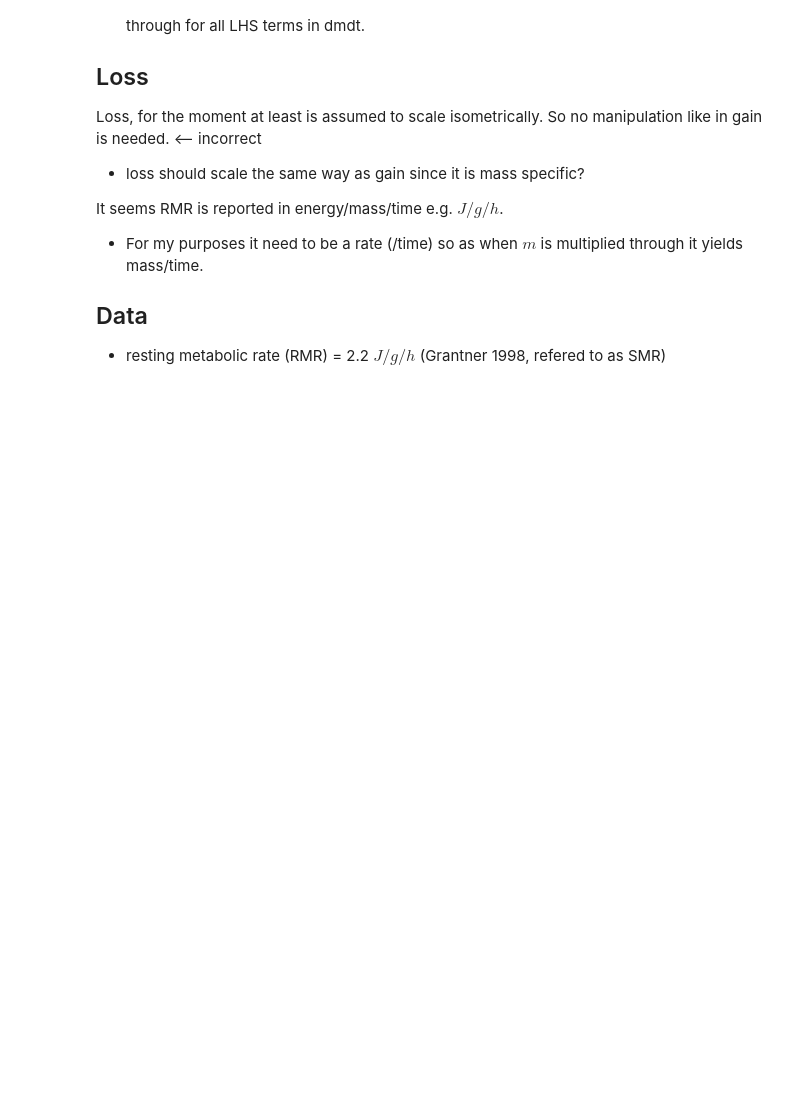
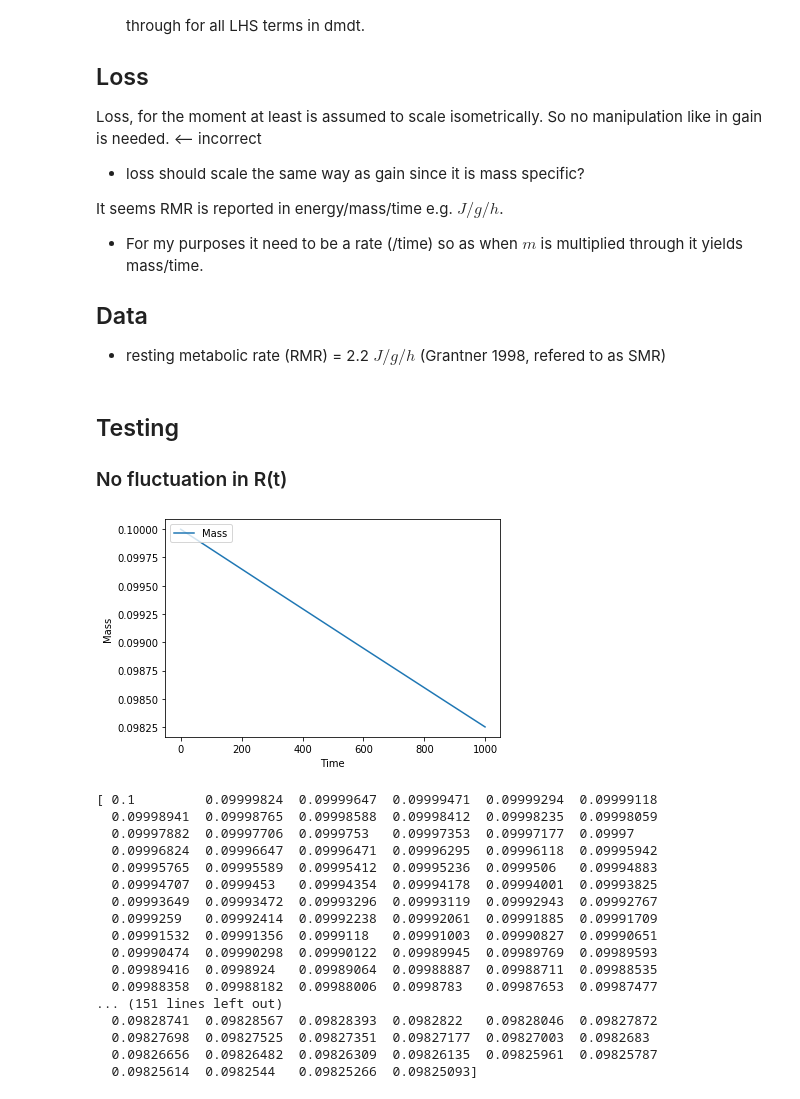
Before and after one commit to Don-Burns/Masters_Project, a Jupyter notebook: code/Building_New_Models.ipynb, the cells around one changed output. Drawn from its saved outputs; the diff is of its cells as text; code cells hidden in the pictures; blank space fills up the shorter version.

Commit message:
committing before testing from desktop

```diff
--- a/code/Building_New_Models.ipynb
+++ b/code/Building_New_Models.ipynb
@@ -148,3 +148,38 @@ It seems RMR is reported in energy/mass/time e.g. $J/g/h$.
 - For my purposes it need to be a rate (/time) so as when $m$ is multiplied through it yields mass/time.
 ## Data
 -  resting metabolic rate (RMR) = 2.2 $J/g/h$ (Grantner 1998, refered to as SMR)
+# %% [markdown]
+## Testing
+### No fluctuation in R(t)
+# %%
+#params from pawar et al 2012 SI : Salmo trutta [juvenile] → Gammarus sp. [dead adult]
+# params = {"epsilon" : 1, "L_B" : 0, "L_R" : 0, "a" : 2.25*10**-2, "R" : 3.81*10**-5, "h" : 1.22*10**2} # L_B as B0 from hou
+
+params = {"epsilon" : 1, "L_B" : 10**-4.7, "L_R" : 0, "a0" : 1.08*10**-2,
+          "R" : 1.2*10**-3, "h" : 2.57, "amp" : 0, "period" : 1}
+m0 = 0.1
+time = 10**3
+
+mass = F.plot_supply(m0, time, params)
+
+
+print(mass)
+# %% [output]
+[figure, added]
+[ 0.1         0.09999824  0.09999647  0.09999471  0.09999294  0.09999118
+  0.09998941  0.09998765  0.09998588  0.09998412  0.09998235  0.09998059
+  0.09997882  0.09997706  0.0999753   0.09997353  0.09997177  0.09997
+  0.09996824  0.09996647  0.09996471  0.09996295  0.09996118  0.09995942
+  0.09995765  0.09995589  0.09995412  0.09995236  0.0999506   0.09994883
+  0.09994707  0.0999453   0.09994354  0.09994178  0.09994001  0.09993825
+  0.09993649  0.09993472  0.09993296  0.09993119  0.09992943  0.09992767
+  0.0999259   0.09992414  0.09992238  0.09992061  0.09991885  0.09991709
+  0.09991532  0.09991356  0.0999118   0.09991003  0.09990827  0.09990651
+  0.09990474  0.09990298  0.09990122  0.09989945  0.09989769  0.09989593
+  0.09989416  0.0998924   0.09989064  0.09988887  0.09988711  0.09988535
+  0.09988358  0.09988182  0.09988006  0.0998783   0.09987653  0.09987477
+... (151 lines left out)
+  0.09828741  0.09828567  0.09828393  0.0982822   0.09828046  0.09827872
+  0.09827698  0.09827525  0.09827351  0.09827177  0.09827003  0.0982683
+  0.09826656  0.09826482  0.09826309  0.09826135  0.09825961  0.09825787
+  0.09825614  0.0982544   0.09825266  0.09825093]
```
Also changed, not shown: parts of 9 cells of this notebook, 2 other files.
